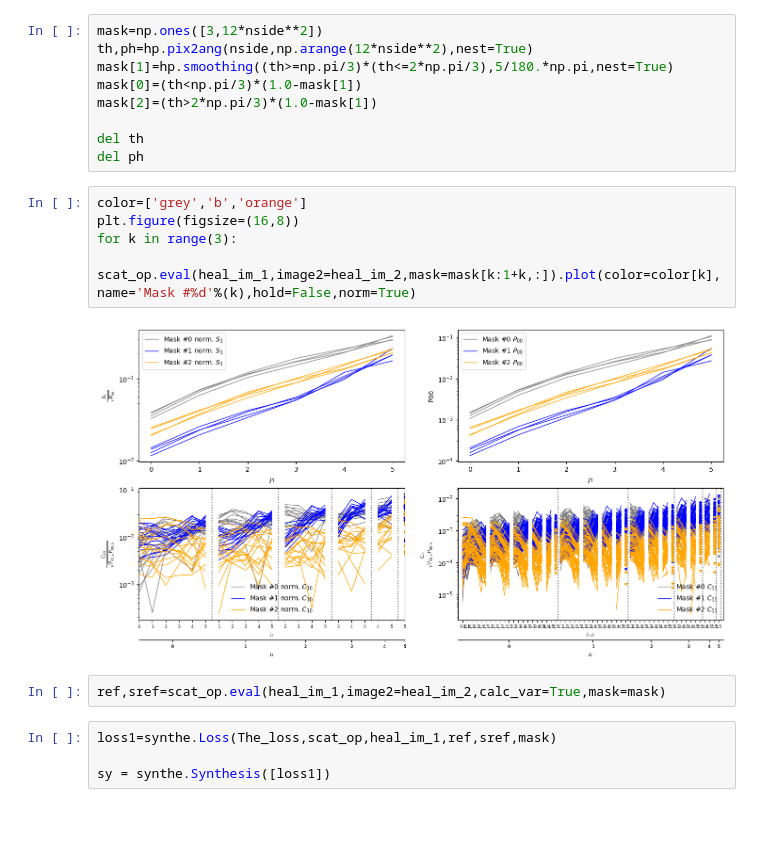
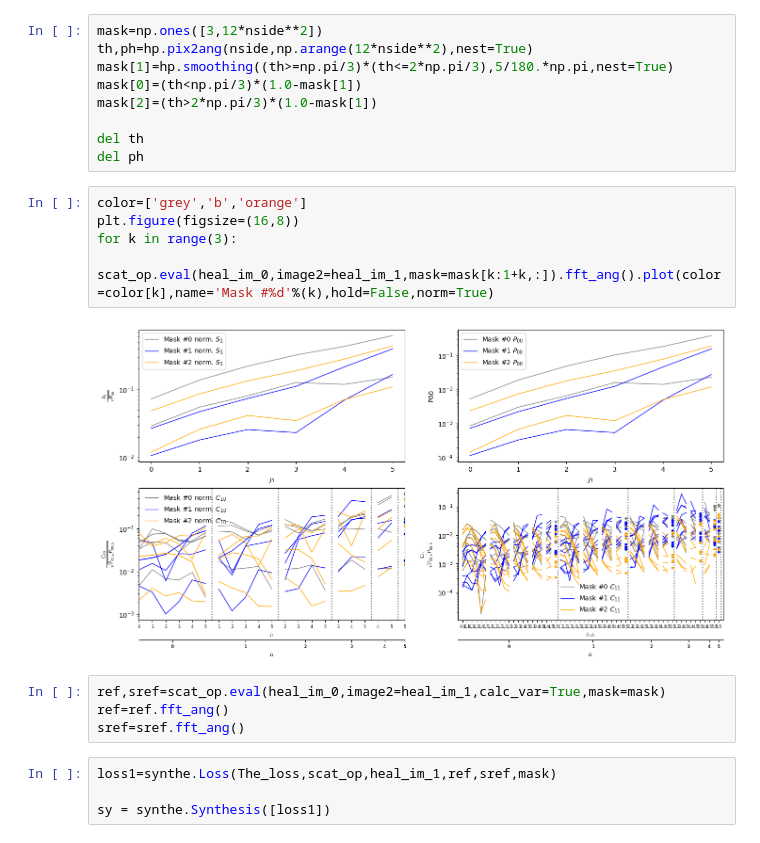
Before and after one commit to IAOCEA/demo-foscat-pangeo-eosc, a Jupyter notebook: ForecastECMWF.ipynb, the cells around one changed output. Saved outputs shown, nothing was run; the diff lists cells and outputs as text.

```diff
--- a/ForecastECMWF.ipynb
+++ b/ForecastECMWF.ipynb
@@ -263,12 +265,14 @@ del ph
 # %%
 color=['grey','b','orange']
 plt.figure(figsize=(16,8))
 for k in range(3):
-    scat_op.eval(heal_im_1,image2=heal_im_2,mask=mask[k:1+k,:]).plot(color=color[k],name='Mask #%d'%(k),hold=False,norm=True)
+    scat_op.eval(heal_im_0,image2=heal_im_1,mask=mask[k:1+k,:]).fft_ang().plot(color=color[k],name='Mask #%d'%(k),hold=False,norm=True)
 # %% [output]
-[figure, old version]
+[figure, new version]
 # %%
-ref,sref=scat_op.eval(heal_im_1,image2=heal_im_2,calc_var=True,mask=mask)
+ref,sref=scat_op.eval(heal_im_0,image2=heal_im_1,calc_var=True,mask=mask)
+ref=ref.fft_ang()
+sref=sref.fft_ang()
 # %%
 loss1=synthe.Loss(The_loss,scat_op,heal_im_1,ref,sref,mask)
 
```
Also changed, not shown: parts of 8 cells of this notebook, 1 other file.
